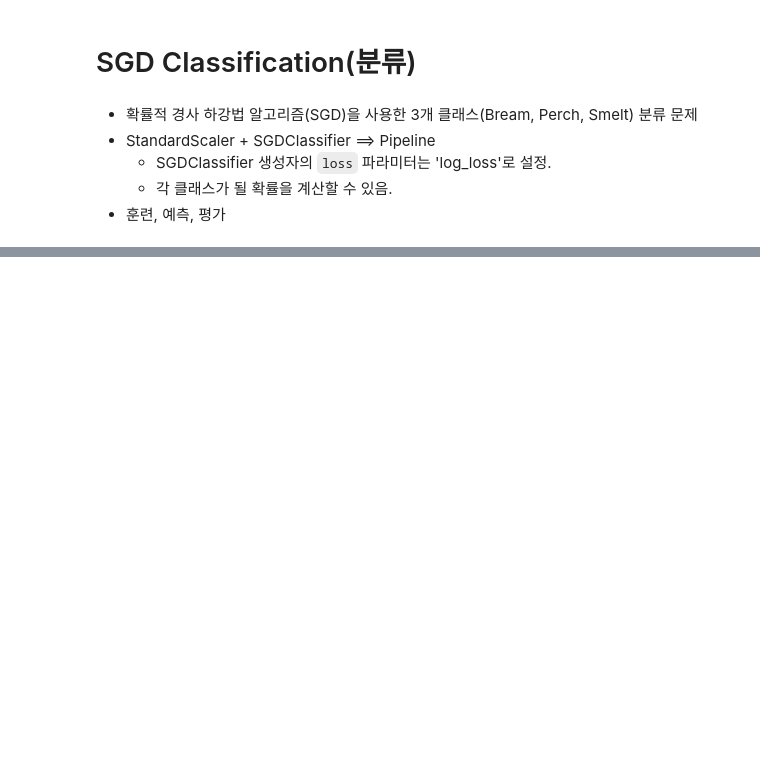
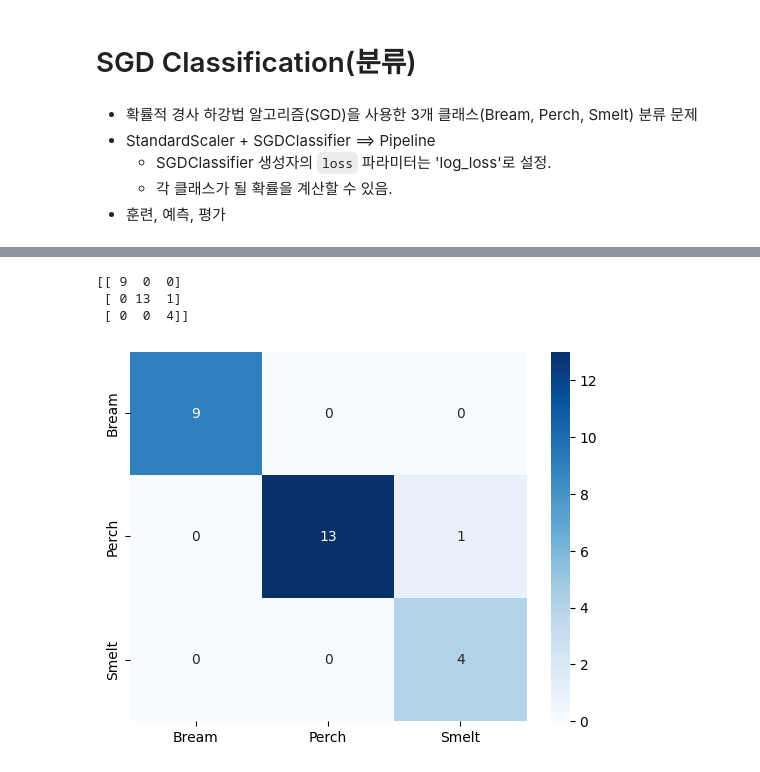
Before and after one commit to JakeOh/202605_BD57, a Jupyter notebook: lab_ml/ml08_logistic_regression.ipynb, the cells around one changed output, grey strips where cells are left out. Saved outputs shown, nothing was run; the diff lists cells and outputs as text; code cells hidden in the pictures; blank space fills up the shorter version.

```diff
--- a/lab_ml/ml08_logistic_regression.ipynb
+++ b/lab_ml/ml08_logistic_regression.ipynb
@@ -526,3 +526,8 @@ plt.show()
     *   SGDClassifier 생성자의 `loss` 파라미터는 'log_loss'로 설정.
     *   각 클래스가 될 확률을 계산할 수 있음.
 *   훈련, 예측, 평가
+# %%
+pipe = Pipeline(steps=[('scaler', StandardScaler()),
+                       ('clf', SGDClassifier(loss='log_loss', random_state=42))])
+# %%
+pipe.fit(X=x_train, y=y_train)
@@ -528,0 +595,2 @@ plt.show()
+# %%
+test_pred = pipe.predict(X=x_test)
@@ -528,0 +610,13 @@ plt.show()
+# %%
+test_cm = confusion_matrix(y_true=y_test, y_pred=test_pred)
+print(test_cm)
+# %% [output]
+[[ 9  0  0]
+ [ 0 13  1]
+ [ 0  0  4]]
+# %%
+sns.heatmap(data=test_cm, cmap='Blues', annot=True,
+            xticklabels=target_names, yticklabels=target_names)
+plt.show()
+# %% [output]
+[figure, added]
```
Also changed, not shown: parts of 12 cells of this notebook.
